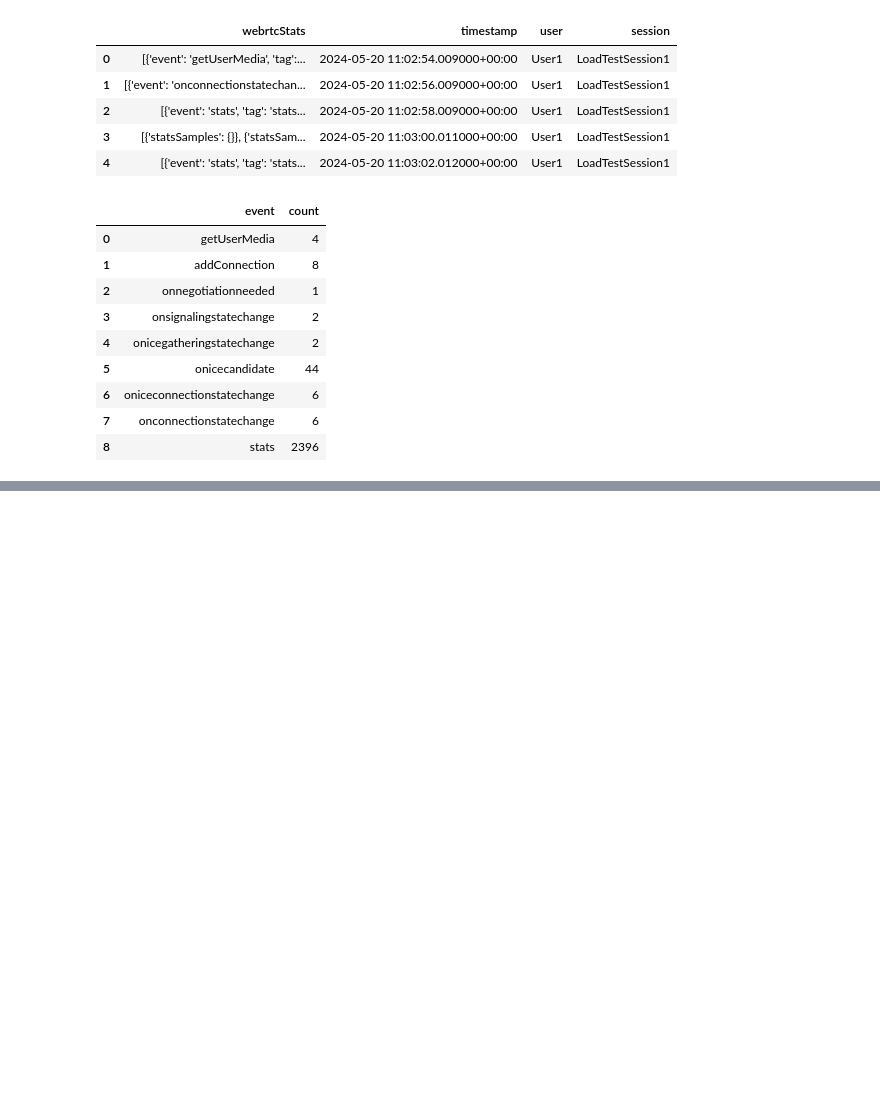
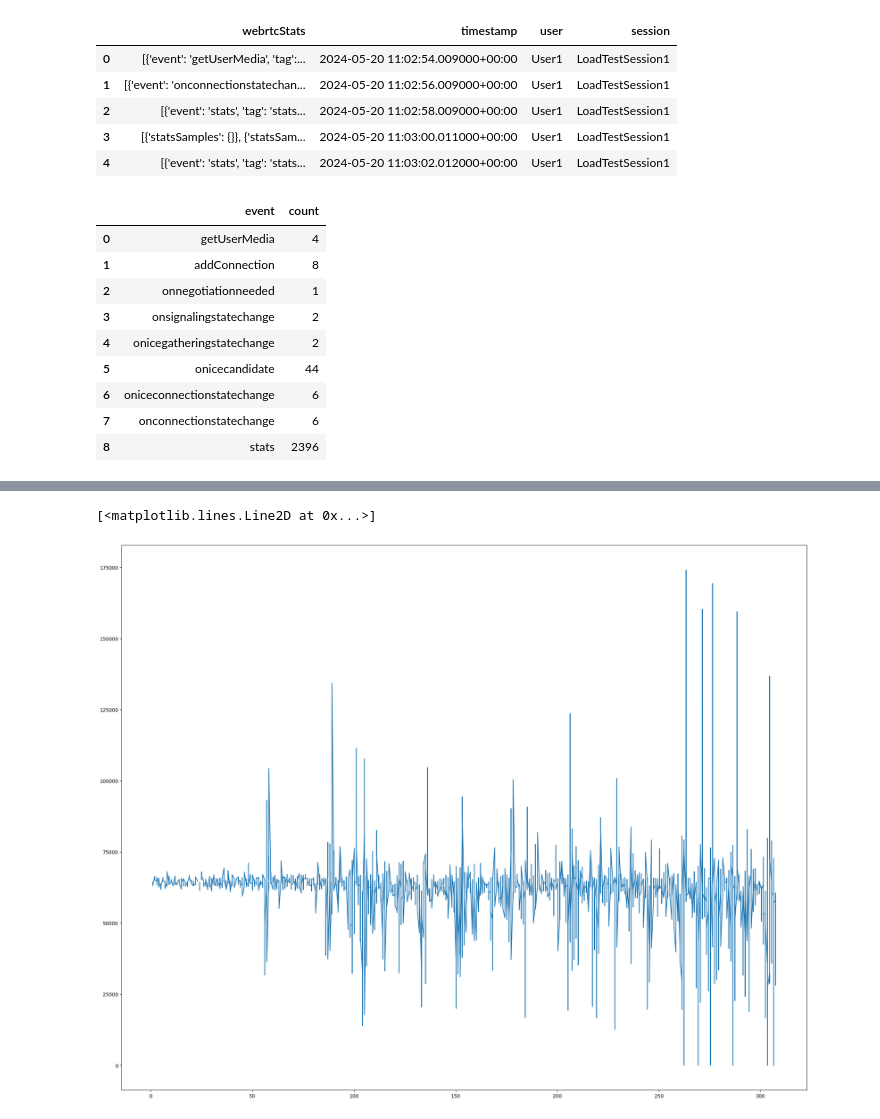
Before and after one commit to codeurjc/Performance-testing-in-the-WebRTC-arena, a Jupyter notebook: new/new.ipynb, the cells around one changed output, grey strips where cells are left out. Drawn from its saved outputs; the diff is of its cells as text; code cells hidden in the pictures; blank space fills up the shorter version.

```diff
--- a/new/new.ipynb
+++ b/new/new.ipynb
@@ -83,0 +77,6 @@ Name: data, Length: 2396, dtype: object
+# %%
+df["data"]
+normalized_qos = pd.json_normalize(df["data"])
+# add df["peerId"] to normalized_qos
+normalized_qos["peerId"] = df["peerId"]
+display(normalized_qos.head())
@@ -83,0 +91,33 @@ Name: data, Length: 2396, dtype: object
+# %%
+#remove all entries where audio.inbound is an empty list
+def not_empty_list(x):
+    return x != []
+normalized_inbound = normalized_qos[normalized_qos["audio.inbound"].apply(not_empty_list)]
+
+# keep only audio.inbound, video.inbound, remote.audio.outbound, remote.video.outbound and peerID
+normalized_inbound = normalized_inbound[["audio.inbound", "video.inbound", "remote.audio.outbound", "remote.video.outbound", "peerId"]]
+
+def expand_column(df, column_name):
+    expanded = df[column_name].apply(pd.Series).stack().reset_index(level=1, drop=True)
+    expanded = pd.json_normalize(expanded)
+    return expanded
+
+audio_inbound = expand_column(normalized_inbound, "audio.inbound")
+video_inbound = expand_column(normalized_inbound, "video.inbound")
+remote_audio_outbound = expand_column(normalized_inbound, "remote.audio.outbound")
+remote_video_outbound = expand_column(normalized_inbound, "remote.video.outbound")
+# %%
+plt.rcParams["figure.figsize"] = [25, 20]
+plt_audio_inbound = audio_inbound.loc[:, ["timestamp", "packetRate", "bitrate"]]
+# plot average audio bitrate over time
+plt_audio_inbound["timestamp"] = plt_audio_inbound["timestamp"] - plt_audio_inbound["timestamp"].min()
+plt_audio_inbound["timestamp"] = plt_audio_inbound["timestamp"] / 1000
+# audio_inbound["timestamp"] = pd.to_datetime(audio_inbound["timestamp"], unit='ms')
+# plt_audio_inbound["bitrate"] = plt_audio_inbound["bitrate"].astype(float)
+# audio_inbound["timestamp"] = audio_inbound["timestamp"].dt.total_seconds()
+# audio_inbound["timestamp"] = audio_inbound["timestamp"].astype(float)
+
+plt.plot(plt_audio_inbound["timestamp"], plt_audio_inbound["bitrate"])
+# %% [output]
+[<matplotlib.lines.Line2D at 0x...>]
+[figure, added]
```
Also changed, not shown: parts of 3 cells of this notebook.
